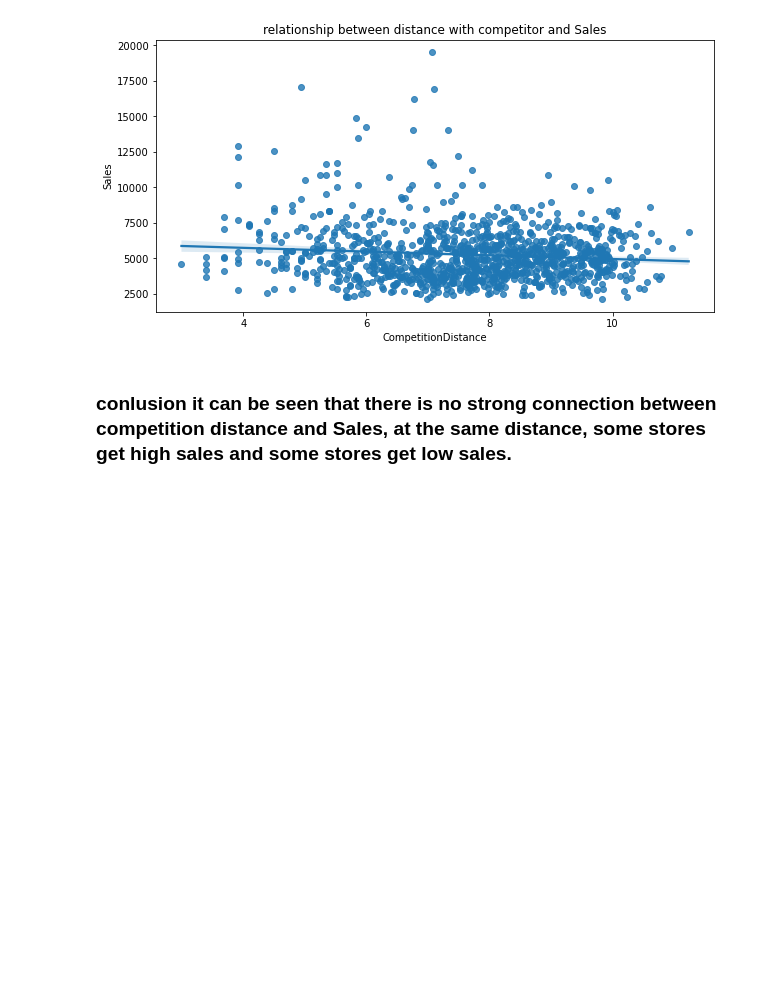
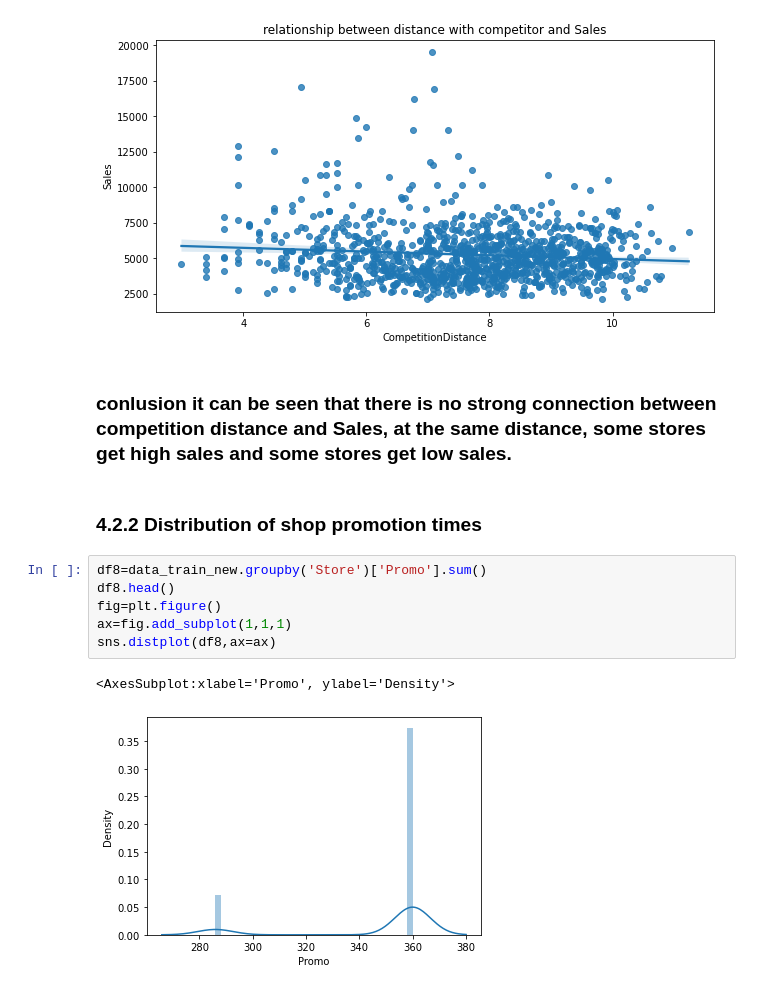
Before and after one commit to DuanLee2520/Rossmann-Store-Sales, a Jupyter notebook: RSS.ipynb, the cells around one changed output. Saved outputs shown, nothing was run; the diff lists cells and outputs as text; blank space fills up the shorter version.

```diff
--- a/RSS.ipynb
+++ b/RSS.ipynb
@@ -420,3 +420,14 @@ df7.head()
 [figure]
 # %% [markdown]
 ### conlusion it can be seen that there is no strong connection between competition distance and Sales, at the same distance, some stores get high sales and some stores get low sales.
+# %% [markdown]
+### 4.2.2 Distribution of shop promotion times
+# %%
+df8=data_train_new.groupby('Store')['Promo'].sum()
+df8.head()
+fig=plt.figure()
+ax=fig.add_subplot(1,1,1)
+sns.distplot(df8,ax=ax)
+# %% [output]
+<AxesSubplot:xlabel='Promo', ylabel='Density'>
+[figure, added]
```
Also changed, not shown: parts of 25 cells of this notebook.
